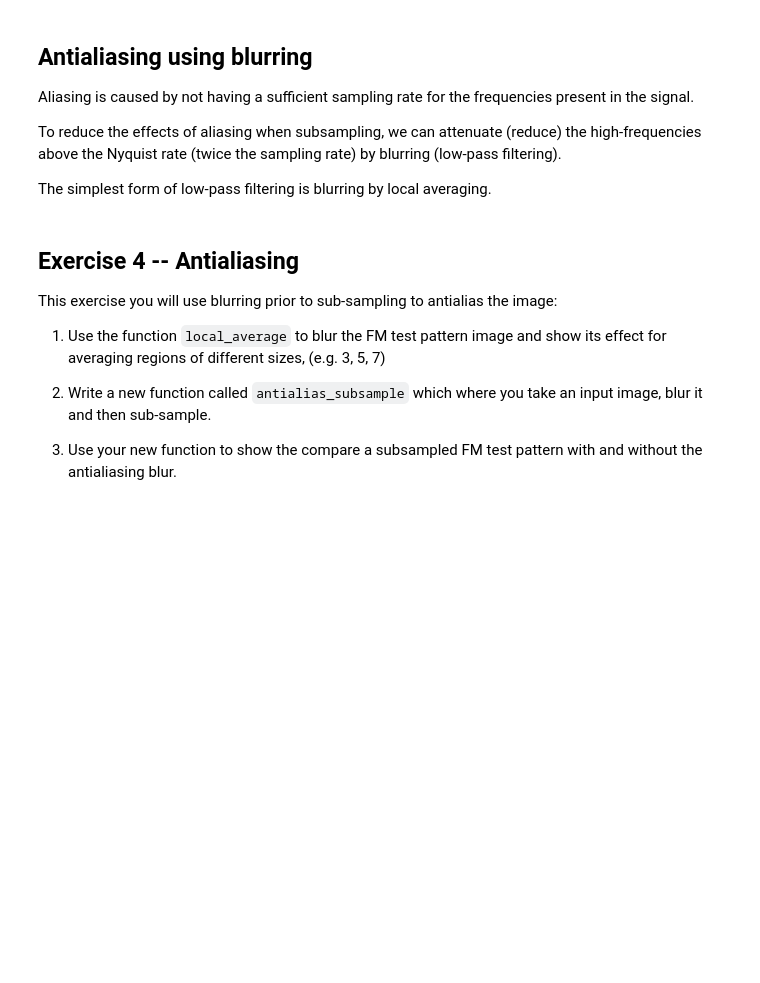
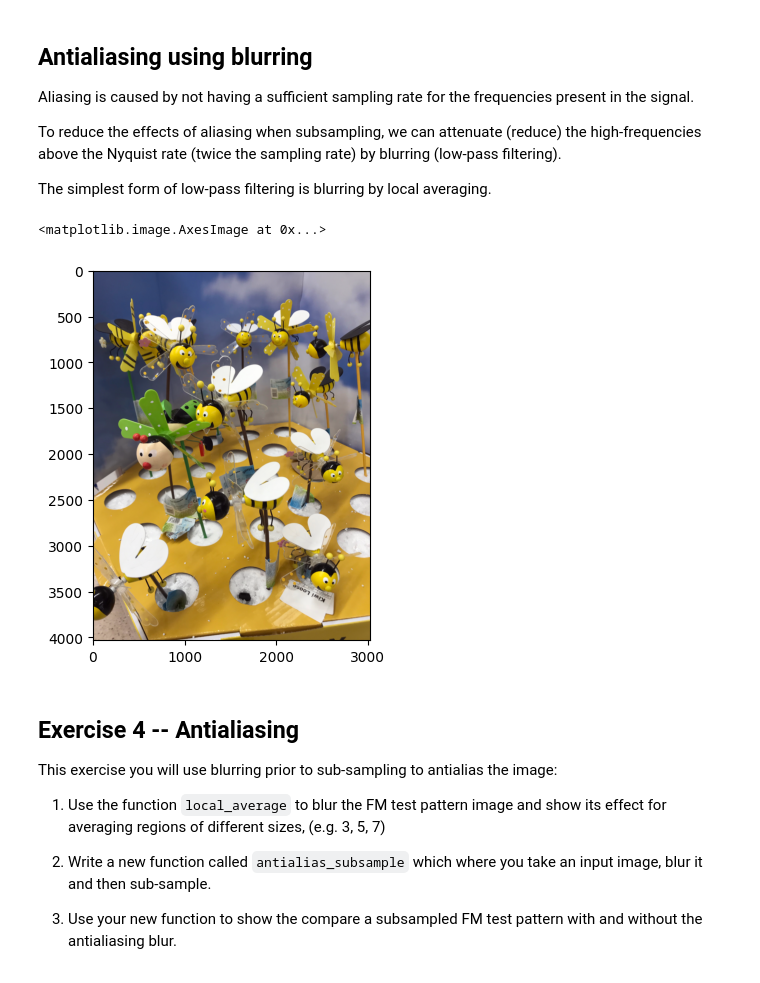
Before and after one commit to Xanonymous-GitHub/cs933-lab, a Jupyter notebook: lab1/lab-1.ipynb, the cells around one changed output. Drawn from its saved outputs; the diff is of its cells as text; code cells hidden in the pictures; blank space fills up the shorter version.

Commit message:
feat: 🎸 finish the local average function

```diff
--- a/lab1/lab-1.ipynb
+++ b/lab1/lab-1.ipynb
@@ -390,25 +391,53 @@ To reduce the effects of aliasing when subsampling, we can attenuate (reduce) th
 rate (twice the sampling rate) by blurring (low-pass filtering).
 
 The simplest form of low-pass filtering is blurring by local averaging.
-# %%
-# blurring by local averaging
-
-def local_average(im, size=3):
-    half_size = size // 2
-
-    # make an empty output array
-    output = np.zeros(im.shape, dtype='float')  # an array the same size of zeros
-
-    # use a nested for loop to sweep over rows and columns
-    for i in range(half_size, im.shape[0] - half_size):
-        for j in range(half_size, im.shape[1] - half_size):
-            # extract a square region around the current pixel
-            block = im[i - half_size:i + half_size, j - half_size:j + half_size]
-
-            # put the average value in the current output pixel
-            output[i, j] = np.mean(block)
-
-    return output
+# %%
+def local_average(image_: np.ndarray, kernel_size: int = 3) -> np.ndarray:
+    # Ensure kernel_size is odd to have a valid center pixel
+    if kernel_size % 2 == 0:
+        raise ValueError("kernel_size should be odd.")
+
+    # Get the dimensions of the image and kernel
+    image_height, image_width, image_depth = image_.shape
+
+    # Create a local averaging kernel (2D)
+    kernel = np.ones((kernel_size, kernel_size)) / (kernel_size * kernel_size)
+
+    # Calculate the padding needed for 'same' convolution
+    pad_size = kernel_size // 2
+
+    # Pad the image using reflection padding
+    # Pads with the reflection of the vector mirrored on the first and last values of the vector along each axis.
+    # Here we only need to pad the height and width dimensions, so we set the pad_width for the depth dimension to (0, 0)
+    pad_width = ((pad_size, pad_size), (pad_size, pad_size), (0, 0))
+    padded_image = np.pad(image_, pad_width, mode='reflect')
+
+    output_image = np.zeros_like(image_)
+
+    max_val_of_image_type = np.iinfo(image_.dtype).max
+
+    for channel in range(image_depth):
+        rolling_windows = np.lib.stride_tricks.sliding_window_view(
+            padded_image[:, :, channel],
+            kernel.shape,
+        )
+
+        smoothed_channel = np.sum(rolling_windows * kernel, axis=(2, 3))
+
+        # Map the smoothed_channel from float64 to image_ dtype
+        min_val = np.min(smoothed_channel)
+        max_val = np.max(smoothed_channel)
+        smoothed_channel_mapped = ((smoothed_channel - min_val) / (max_val - min_val) * max_val_of_image_type).astype(
+            np.uint8)
+
+        output_image[:, :, channel] = smoothed_channel_mapped
+
+    return output_image
+
+plt.imshow(local_average(im, 5))
+# %% [output]
+<matplotlib.image.AxesImage at 0x...>
+[figure, added]
 # %% [markdown]
 ## Exercise 4 -- Antialiasing
 
```
Also changed, not shown: parts of 3 cells of this notebook.
